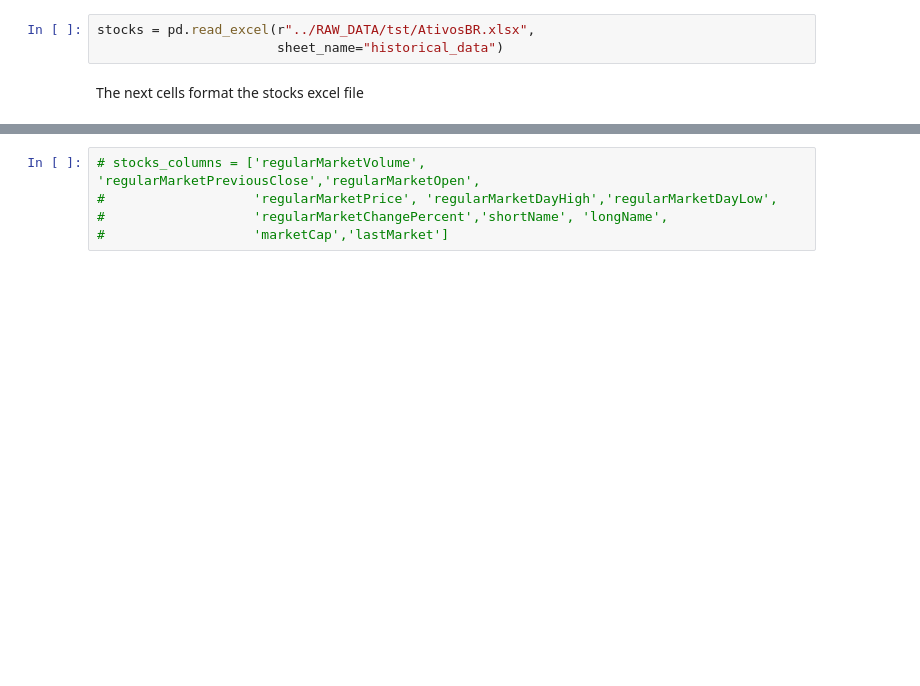
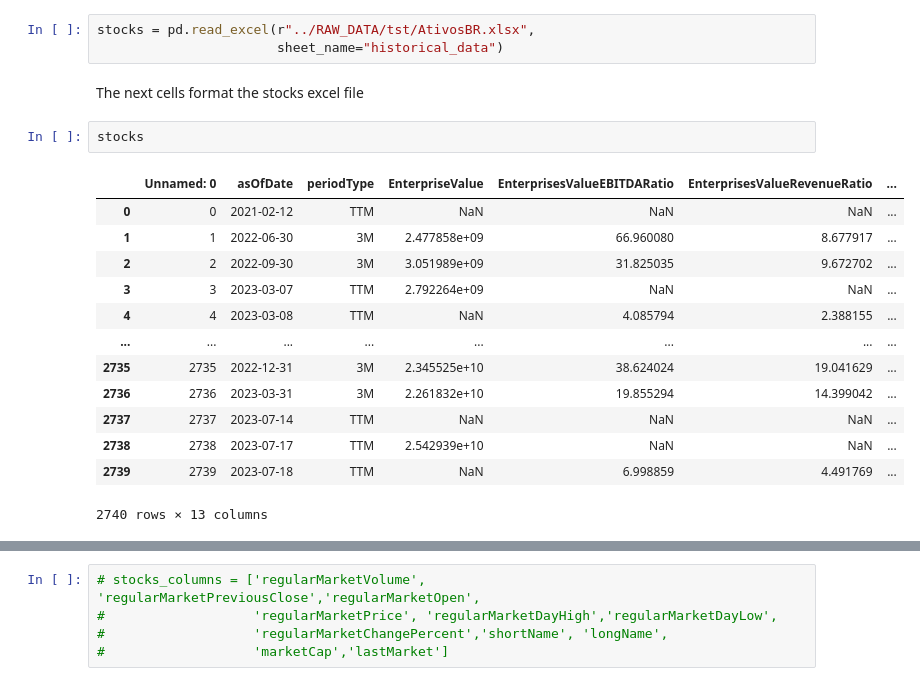
Before and after one commit to andrew3690/F-A_root_project, a Jupyter notebook: notebooks/Scripts - DataFormating/Data_Formating_AtivosBr.ipynb, the cells around one changed output, grey strips where cells are left out. Cells and saved outputs as stored; diff of their text form; blank space fills up the shorter version.

```diff
--- a/notebooks/Scripts - DataFormating/Data_Formating_AtivosBr.ipynb
+++ b/notebooks/Scripts - DataFormating/Data_Formating_AtivosBr.ipynb
@@ -37,3 +37,19 @@ stocks = pd.read_excel(r"../RAW_DATA/tst/AtivosBR.xlsx",
                        sheet_name="historical_data")
 # %% [markdown]
 The next cells format the stocks excel file
+# %%
+stocks
+# %% [output]
+|  | Unnamed: 0 | asOfDate | periodType | EnterpriseValue | EnterprisesValueEBITDARatio | EnterprisesValueRevenueRatio | ... |
+| 0 | 0 | 2021-02-12 | TTM | NaN | NaN | NaN | ... |
+| 1 | 1 | 2022-06-30 | 3M | 2.477858e+09 | 66.960080 | 8.677917 | ... |
+| 2 | 2 | 2022-09-30 | 3M | 3.051989e+09 | 31.825035 | 9.672702 | ... |
+| 3 | 3 | 2023-03-07 | TTM | 2.792264e+09 | NaN | NaN | ... |
+| 4 | 4 | 2023-03-08 | TTM | NaN | 4.085794 | 2.388155 | ... |
+| ... | ... | ... | ... | ... | ... | ... | ... |
+| 2735 | 2735 | 2022-12-31 | 3M | 2.345525e+10 | 38.624024 | 19.041629 | ... |
+| 2736 | 2736 | 2023-03-31 | 3M | 2.261832e+10 | 19.855294 | 14.399042 | ... |
+| 2737 | 2737 | 2023-07-14 | TTM | NaN | NaN | NaN | ... |
+| 2738 | 2738 | 2023-07-17 | TTM | 2.542939e+10 | NaN | NaN | ... |
+| 2739 | 2739 | 2023-07-18 | TTM | NaN | 6.998859 | 4.491769 | ... |
+2740 rows × 13 columns
```
Also changed, not shown: parts of 7 cells of this notebook, 31 other files.
